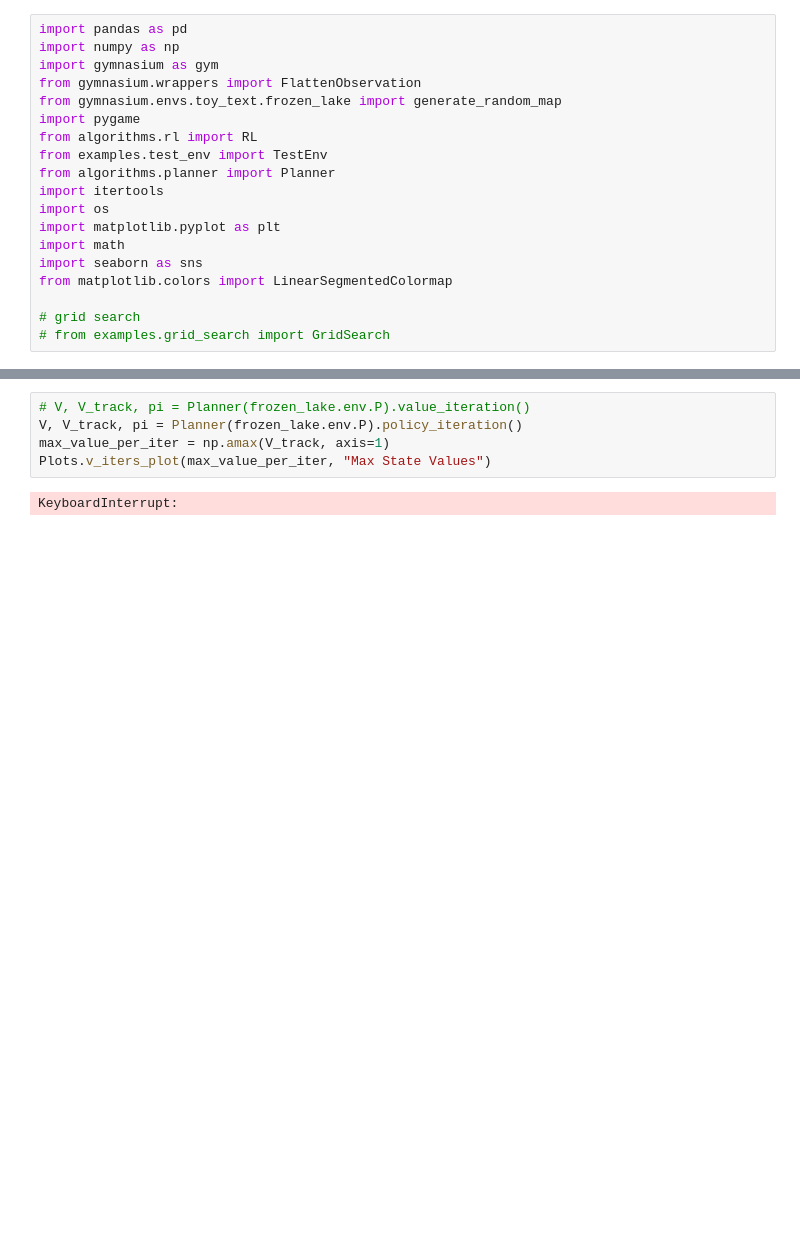
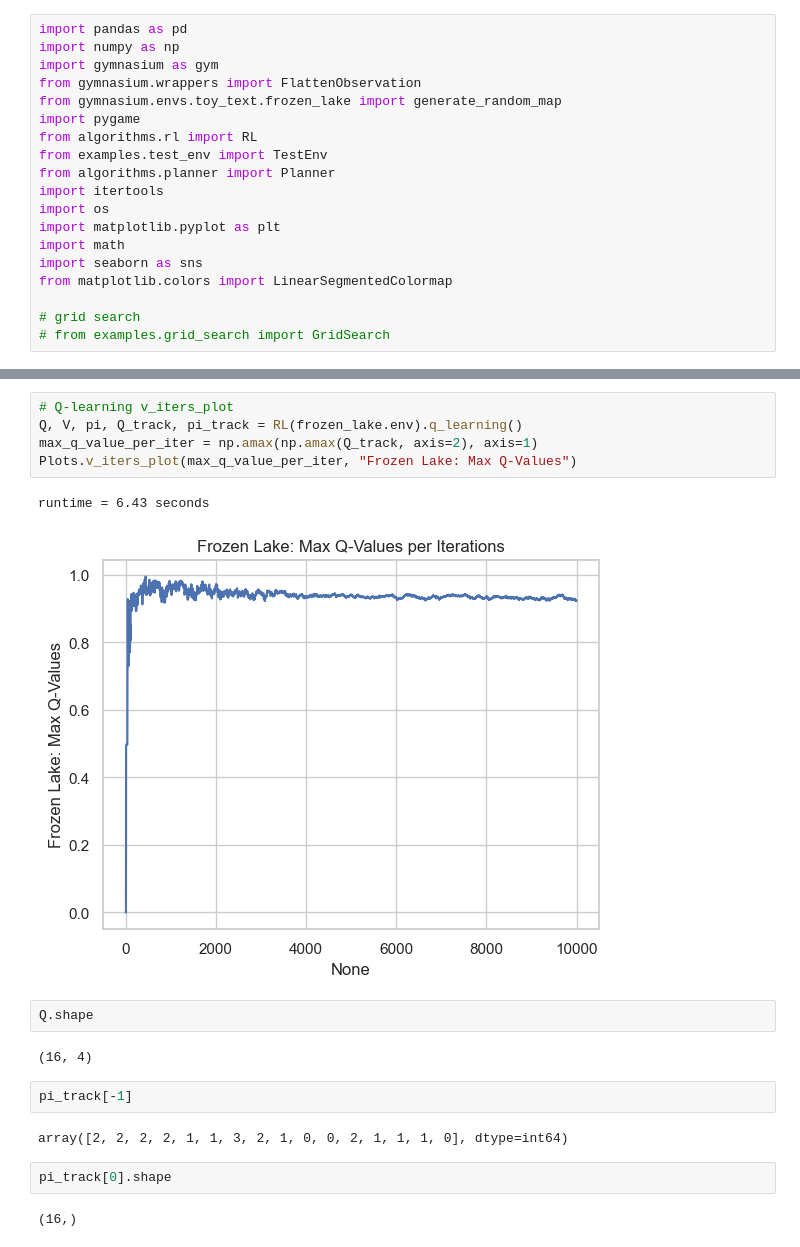
Before and after one commit to lboadi2/machine_learning, a Jupyter notebook: 4_reinforcement_learning/frozen_lake.ipynb, the cells around one changed output, grey strips where cells are left out. Saved outputs shown, nothing was run; the diff lists cells and outputs as text; blank space fills up the shorter version.

```diff
--- a/4_reinforcement_learning/frozen_lake.ipynb
+++ b/4_reinforcement_learning/frozen_lake.ipynb
@@ -88,7 +87,20 @@ runtime = 3.82 seconds
-# %%
-# V, V_track, pi = Planner(frozen_lake.env.P).value_iteration()
-V, V_track, pi = Planner(frozen_lake.env.P).policy_iteration()
-max_value_per_iter = np.amax(V_track, axis=1)
-Plots.v_iters_plot(max_value_per_iter, "Max State Values")
-# %% [output]
-KeyboardInterrupt:
+# %%
+# Q-learning v_iters_plot
+Q, V, pi, Q_track, pi_track = RL(frozen_lake.env).q_learning()
+max_q_value_per_iter = np.amax(np.amax(Q_track, axis=2), axis=1)
+Plots.v_iters_plot(max_q_value_per_iter, "Frozen Lake: Max Q-Values")
+# %% [output]
+runtime = 6.43 seconds
+[figure, added]
+# %%
+Q.shape
+# %% [output]
+(16, 4)
+# %%
+pi_track[-1]
+# %% [output]
+array([2, 2, 2, 2, 1, 1, 3, 2, 1, 0, 0, 2, 1, 1, 1, 0], dtype=int64)
+# %%
+pi_track[0].shape
+# %% [output]
+(16,)
```
Also changed, not shown: parts of 9 cells of this notebook, 1 other file.
